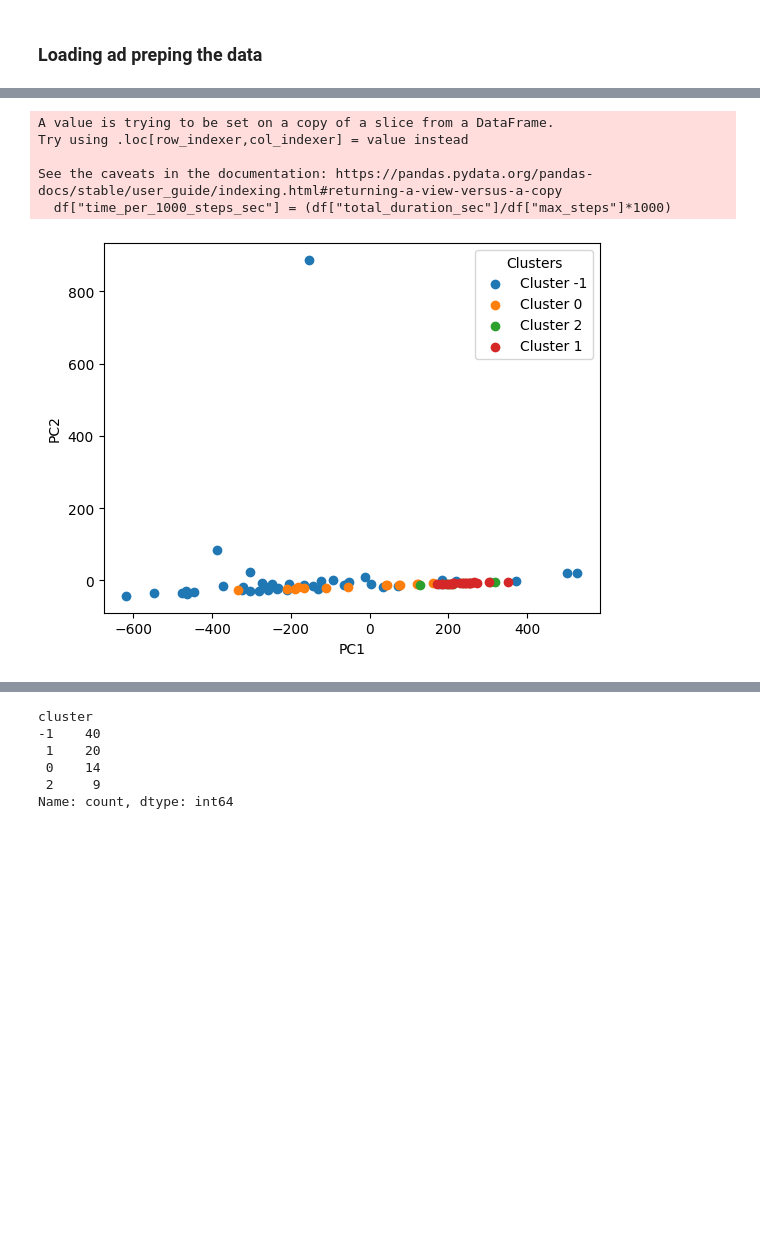
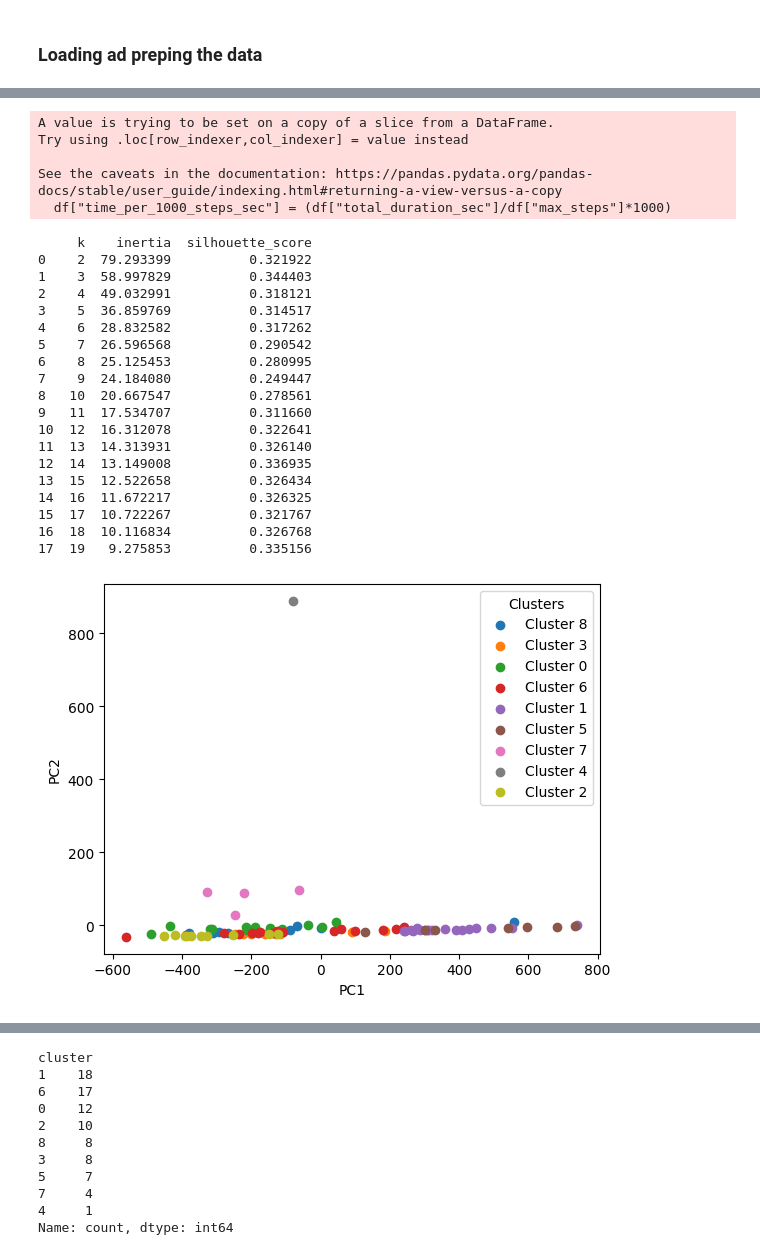
Before and after one commit to Ninjagoat73/project2-1_group15, a Jupyter notebook: data-analysis/RQ5/kmeans.ipynb, the cells around one changed output, grey strips where cells are left out. Cells and saved outputs as stored; diff of their text form; code cells hidden in the pictures; blank space fills up the shorter version.

Commit message:
Tried clustering of a single cpu

```diff
--- a/data-analysis/RQ5/kmeans.ipynb
+++ b/data-analysis/RQ5/kmeans.ipynb
@@ -5,8 +5,8 @@ import pandas as pd
 import numpy as np
 %pip install hdbscan
 
-summary_df = pd.read_csv("summary.csv")
-static_df = pd.read_csv("static.csv")
+summary_df = pd.read_csv("summary_20260116.csv")
+static_df = pd.read_csv("static_20260116.csv")
 df = summary_df.merge(static_df, on = "RunID", how = "inner")
 feature_cols = [
         # "max_cpu_usage_percent",
@@ -451,21 +457,24 @@ Name: proportion, dtype: float64
 # %%
 from sklearn.metrics import silhouette_score
 # For finding proper k
-k_range = range(2, 20)
+def silhouette_scores_search(X_scaled_as_array):
+    k_range = range(2, 20)
 
-inertias = []
-silhouette_scores = []
+    inertias = []
+    silhouette_scores = []
 
 
-for k in k_range:
-    # kmeans = KMeans(n_clusters=k, init="k-means++", n_init="auto", random_state=42)
-    kmeans = KMeans(n_clusters=k, init="k-means++", n_init="auto", random_state=42)
-    labels = kmeans.fit_predict(X_scaled_as_array)
-    inertias.append(kmeans.inertia_)
-    silhouette_scores.append(silhouette_score(X_scaled_as_array, labels))
+    for k in k_range:
+        # kmeans = KMeans(n_clusters=k, init="k-means++", n_init="auto", random_state=42)
+        kmeans = KMeans(n_clusters=k, init="k-means++", n_init="auto", random_state=42)
+        labels = kmeans.fit_predict(X_scaled_as_array)
+        inertias.append(kmeans.inertia_)
+        silhouette_scores.append(silhouette_score(X_scaled_as_array, labels))
 
-results = pd.DataFrame({"k" : k_range, "inertia" : inertias, "silhouette_score" : silhouette_scores})
+    results = pd.DataFrame({"k" : k_range, "inertia" : inertias, "silhouette_score" : silhouette_scores})
 
-print(results)
+    print(results)
+
+silhouette_scores_search(X_scaled_as_array)
 # %% [output]
      k     inertia  silhouette_score
@@ -820,31 +835,54 @@ len(stat_test_df[~stat_test_df["RunID"].isin(summ_test_df["RunID"])]["cpu"])
 # %%
-mine_sanitized_hdbscan, df_sanitized_hdbscan = get_sanitized_and_subsampled_features_and_org_df(df[df["cpu"] == "Apple M1"], subsample=False, subsample_cap=5)
+mine_sanitized_hdbscan, df_sanitized_hdbscan = get_sanitized_and_subsampled_features_and_org_df(df[df["cpu"] == "Apple M1"], subsample=True, subsample_cap=5)
 mine_scaled_hdbscan, mine_scaled_as_array_hdbscan = get_scaled_df_and_np(mine_sanitized_hdbscan)
 
-hdbscan_clf = hdbscan.HDBSCAN(min_cluster_size=5)
+silhouette_scores_search(mine_scaled_as_array_hdbscan)
+
+# hdbscan_clf = hdbscan.HDBSCAN(min_cluster_size=5)
+hdbscan_clf = KMeans(n_clusters=9)
 hdbscan_clf.fit(mine_scaled_as_array_hdbscan)
 mine_sanitized_hdbscan["cluster"] = hdbscan_clf.labels_
 df_sanitized_hdbscan["cluster"] = hdbscan_clf.labels_
 show_clustered(mine_sanitized_hdbscan)
 
 cluster_hdbscan_summary = (
     mine_sanitized_hdbscan
     .groupby("cluster")[feature_cols]
     .agg(["mean", "std", "min", "max"])
 )
 
 display(cluster_hdbscan_summary)
 print(mine_sanitized_hdbscan["cluster"].value_counts())
 display(pd.crosstab(df_sanitized_hdbscan["cluster"], df_sanitized_hdbscan["cpu"]))
 display(pd.crosstab(df_sanitized_hdbscan["cluster"], df_sanitized_hdbscan["training_type"]))
+display(pd.crosstab(df_sanitized_hdbscan["cluster"], df_sanitized_hdbscan["game_name"], normalize='columns'))
 show_clustered_3d_log(mine_sanitized_hdbscan)
 # %% [output]
 A value is trying to be set on a copy of a slice from a DataFrame.
 Try using .loc[row_indexer,col_indexer] = value instead
 
 See the caveats in the documentation: https://pandas.pydata.org/pandas-docs/stable/user_guide/indexing.html#returning-a-view-versus-a-copy
   df["time_per_1000_steps_sec"] = (df["total_duration_sec"]/df["max_steps"]*1000)
+     k    inertia  silhouette_score
+0    2  79.293399          0.321922
+1    3  58.997829          0.344403
+2    4  49.032991          0.318121
+3    5  36.859769          0.314517
+4    6  28.832582          0.317262
+5    7  26.596568          0.290542
+6    8  25.125453          0.280995
+7    9  24.184080          0.249447
+8   10  20.667547          0.278561
+9   11  17.534707          0.311660
+10  12  16.312078          0.322641
+11  13  14.313931          0.326140
+12  14  13.149008          0.336935
+13  15  12.522658          0.326434
+14  16  11.672217          0.326325
+15  17  10.722267          0.321767
+16  18  10.116834          0.326768
+17  19   9.275853          0.335156
-[figure, old version]
+[figure, new version]
 |  | mean_cpu_usage_percent |  |  |  | mean_ram_used_mb |  |  |  | ... |
 |  | mean | std | min | max | mean | std | min | max | ... |
 | cluster |  |  |  |  |  |  |  |  | ... |
@@ -855,8 +898,13 @@ See the caveats in the documentation: https://pandas.pydata.org/pandas-docs/stab
-cluster
--1    40
- 1    20
- 0    14
- 2     9
-Name: count, dtype: int64
+cluster
+1    18
+6    17
+0    12
+2    10
+8     8
+3     8
+5     7
+7     4
+4     1
+Name: count, dtype: int64
 | cpu | Apple M1 |
 | cluster |  |
```
Also changed, not shown: parts of 30 cells of this notebook.
